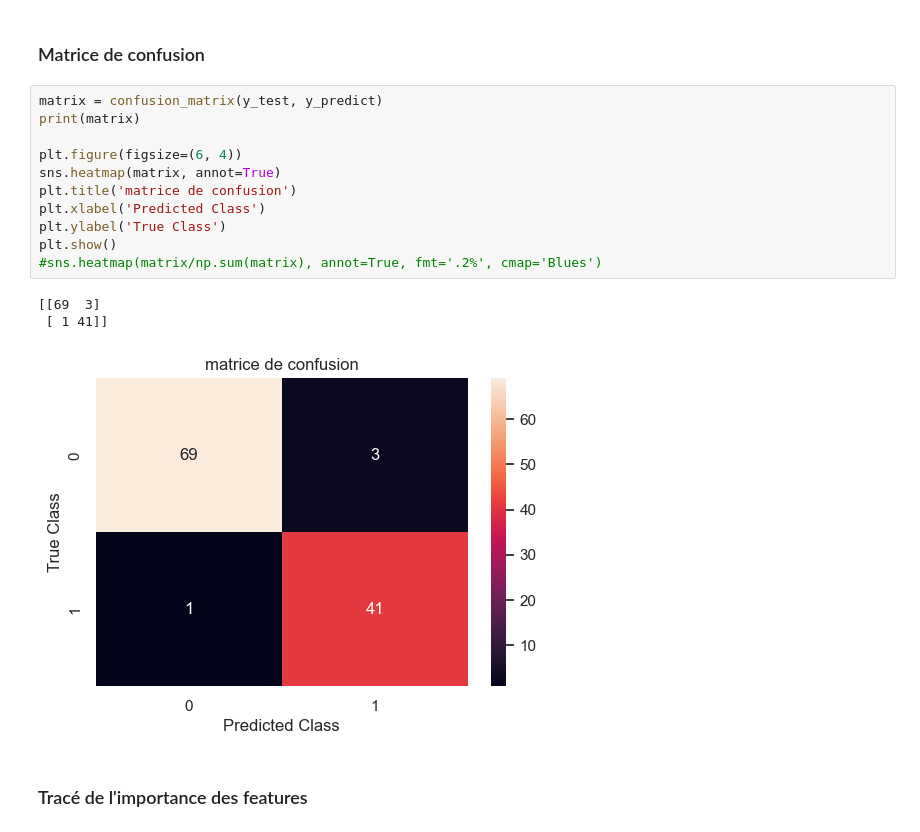
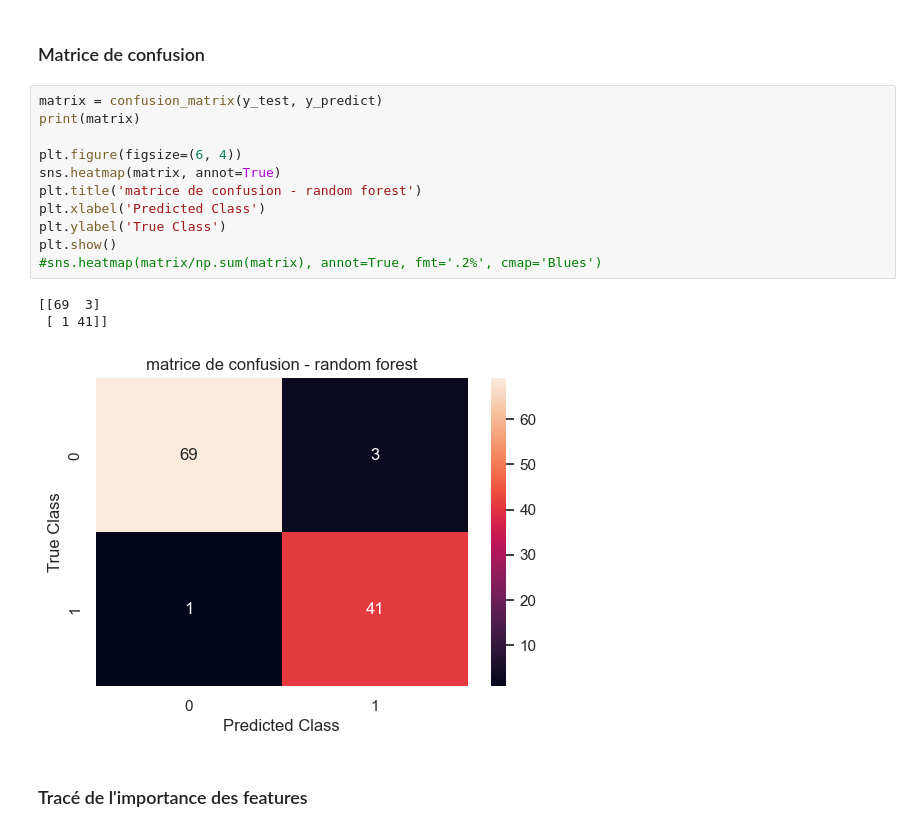
Before and after one commit to Abou29/Random-forest_predict-breast-cancer, a Jupyter notebook: breast_cancer.ipynb, the cells around one changed output. Saved outputs shown, nothing was run; the diff lists cells and outputs as text.

```diff
--- a/breast_cancer.ipynb
+++ b/breast_cancer.ipynb
@@ -477,18 +487,18 @@ model_results
 # %%
 matrix = confusion_matrix(y_test, y_predict)
 print(matrix)
 
 plt.figure(figsize=(6, 4))
 sns.heatmap(matrix, annot=True)
-plt.title('matrice de confusion')
+plt.title('matrice de confusion - random forest')
 plt.xlabel('Predicted Class')
 plt.ylabel('True Class')
 plt.show()
 #sns.heatmap(matrix/np.sum(matrix), annot=True, fmt='.2%', cmap='Blues')
 # %% [output]
 [[69  3]
  [ 1 41]]
-[figure, old version]
+[figure, new version]
 # %% [markdown]
 ### Tracé de l'importance des features
 # %%
```
Also changed, not shown: parts of 23 cells of this notebook.
